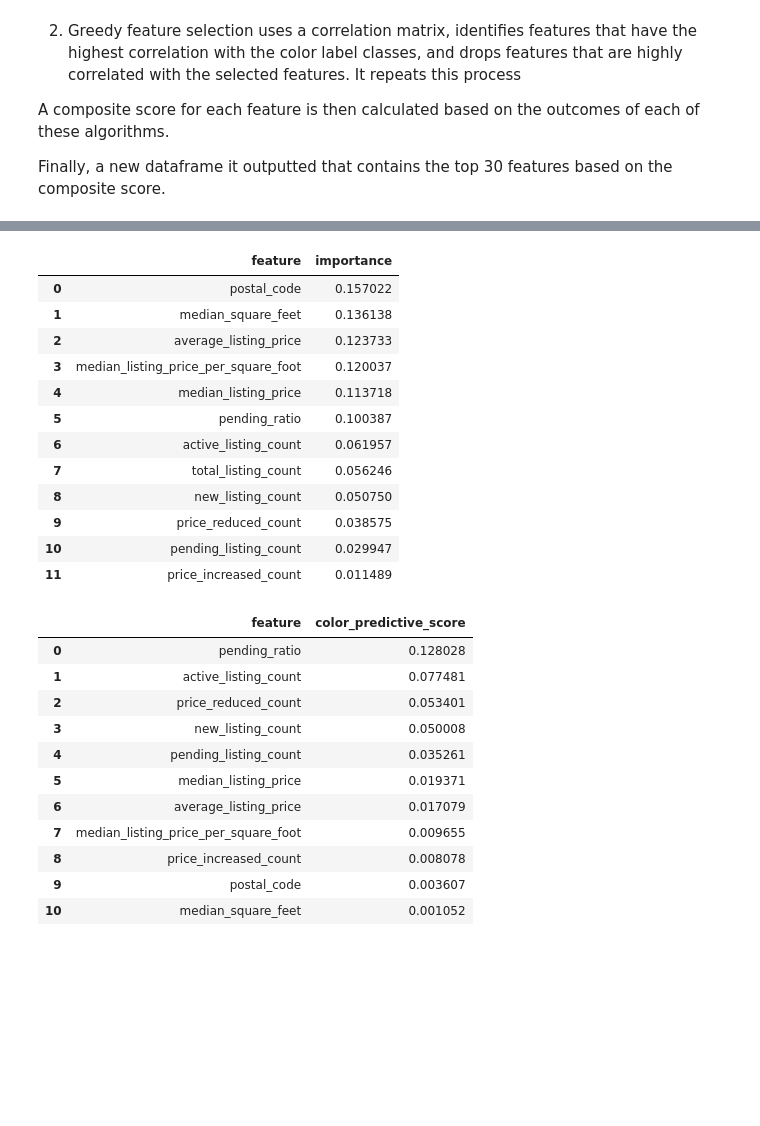
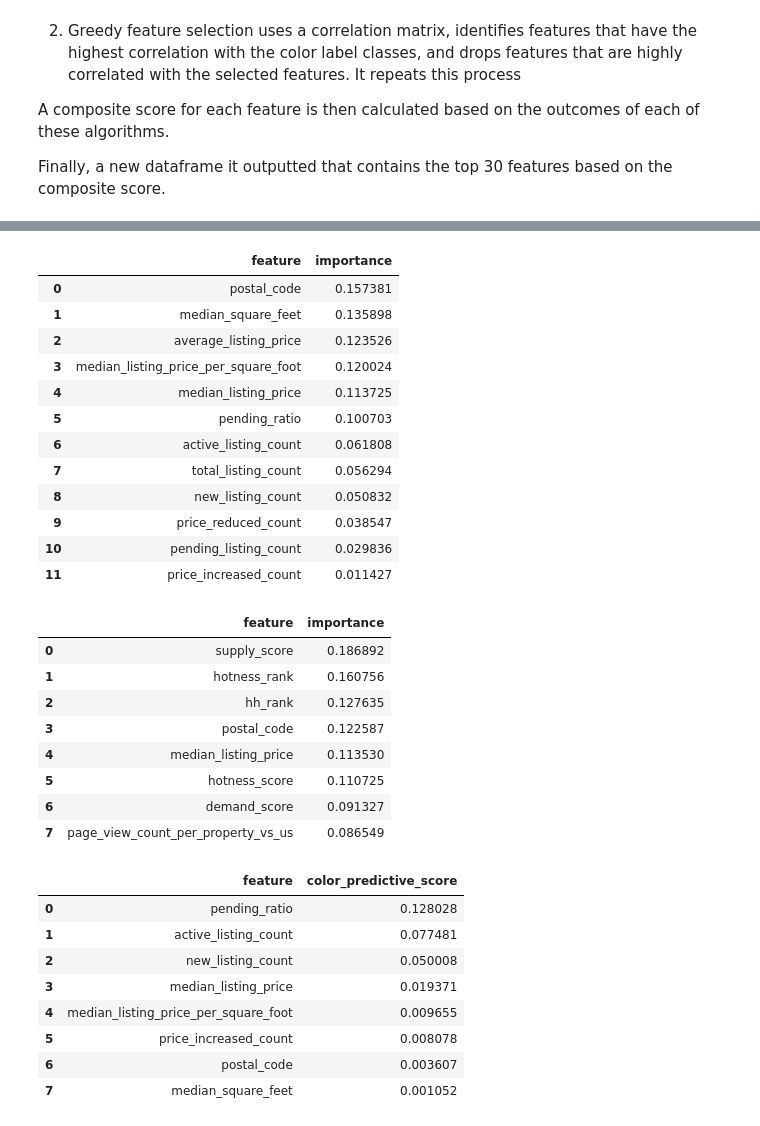
Before and after one commit to kkuc100/real_estate_analysis, a Jupyter notebook: Notebooks/leo_eda_realtor.ipynb, the cells around one changed output, grey strips where cells are left out. Drawn from its saved outputs; the diff is of its cells as text; code cells hidden in the pictures; blank space fills up the shorter version.

```diff
--- a/Notebooks/leo_eda_realtor.ipynb
+++ b/Notebooks/leo_eda_realtor.ipynb
@@ -56,7 +46,7 @@ df_realtor_zip_monthly_hotness.head()
 # Change data types of columns to correct types
 for col in ['month_date_yyyymm','zip_name']:
     df_realtor_zip_monthly_historical[col] = df_realtor_zip_monthly_historical[col].astype(str)
-    df_realtor_zip_monthly_current[col] = df_realtor_zip_monthly_current[col].astype(str)
+    #df_realtor_zip_monthly_current[col] = df_realtor_zip_monthly_current[col].astype(str)
 
 for col in ['month_date_yyyymm','zip_name']:
     df_realtor_zip_monthly_hotness[col] = df_realtor_zip_monthly_hotness[col].astype(str)
@@ -66,13 +56,13 @@ for col in ['postal_code', 'hotness_rank']:
 
 # Replace blanks and NaNs with NaN
 df_realtor_zip_monthly_historical = df_realtor_zip_monthly_historical.replace(r'^\s*$', np.nan, regex=True)
-df_realtor_zip_monthly_current = df_realtor_zip_monthly_current.replace(r'^\s*$', np.nan, regex=True)
+#df_realtor_zip_monthly_current = df_realtor_zip_monthly_current.replace(r'^\s*$', np.nan, regex=True)
 df_realtor_zip_monthly_hotness = df_realtor_zip_monthly_hotness.replace(r'^\s*$', np.nan, regex=True)
 
 # drop 'quality_flag = 1:  year-over-year figures may be impacted' value in zipcode
 value_to_drop = 'quality_flag = 1:  year-over-year figures may be impacted'
 df_realtor_zip_monthly_historical = df_realtor_zip_monthly_historical[df_realtor_zip_monthly_historical['month_date_yyyymm'] != value_to_drop]
-df_realtor_zip_monthly_current = df_realtor_zip_monthly_current[df_realtor_zip_monthly_current['month_date_yyyymm'] != value_to_drop]
+#df_realtor_zip_monthly_current = df_realtor_zip_monthly_current[df_realtor_zip_monthly_current['month_date_yyyymm'] != value_to_drop]
 # %%
 # parse month_date_yyyymm
 df_realtor_zip_monthly_historical['year'] = df_realtor_zip_monthly_historical['month_date_yyyymm'].str[:4]
@@ -95,10 +88,10 @@ new_df = df_realtor_zip_monthly_historical.dropna(subset=['zip_name', 'median_li
 print('shape of historical data:',np.shape(new_df))
 print(new_df.isnull().sum())
 
-new_df1 = df_realtor_zip_monthly_current.dropna(subset=['zip_name', 'median_listing_price', 'active_listing_count', 'median_days_on_market',
-                                                'new_listing_count', 'price_increased_count', 'price_reduced_count', 'median_listing_price_per_square_foot',
-                                                'median_square_feet', 'average_listing_price', 'total_listing_count', 'pending_listing_count',
-                                                'pending_ratio'])
+# new_df1 = df_realtor_zip_monthly_current.dropna(subset=['zip_name', 'median_listing_price', 'active_listing_count', 'median_days_on_market',
+#                                                 'new_listing_count', 'price_increased_count', 'price_reduced_count', 'median_listing_price_per_square_foot',
+#                                                 'median_square_feet', 'average_listing_price', 'total_listing_count', 'pending_listing_count',
+#                                                 'pending_ratio'])
 
 
 hotness_df = df_realtor_zip_monthly_hotness.dropna(subset=['hh_rank', 'median_days_on_market'])
@@ -452,22 +500,37 @@ def feature_selection_decision_tree(df, cols_to_drop=['percentile_label', 'Green
 
     return df_importances
 
+#historical data
 df_decision_tree_feature = feature_selection_decision_tree(feature_df)
 df_decision_tree_feature
 # %% [output]
 |  | feature | importance |
-| 0 | postal_code | 0.157022 |
-| 1 | median_square_feet | 0.136138 |
-| 2 | average_listing_price | 0.123733 |
-| 3 | median_listing_price_per_square_foot | 0.120037 |
-| 4 | median_listing_price | 0.113718 |
-| 5 | pending_ratio | 0.100387 |
-| 6 | active_listing_count | 0.061957 |
-| 7 | total_listing_count | 0.056246 |
-| 8 | new_listing_count | 0.050750 |
-| 9 | price_reduced_count | 0.038575 |
-| 10 | pending_listing_count | 0.029947 |
-| 11 | price_increased_count | 0.011489 |
+| 0 | postal_code | 0.157381 |
+| 1 | median_square_feet | 0.135898 |
+| 2 | average_listing_price | 0.123526 |
+| 3 | median_listing_price_per_square_foot | 0.120024 |
+| 4 | median_listing_price | 0.113725 |
+| 5 | pending_ratio | 0.100703 |
+| 6 | active_listing_count | 0.061808 |
+| 7 | total_listing_count | 0.056294 |
+| 8 | new_listing_count | 0.050832 |
+| 9 | price_reduced_count | 0.038547 |
+| 10 | pending_listing_count | 0.029836 |
+| 11 | price_increased_count | 0.011427 |
+# %%
+#hotness data
+df_decision_tree_feature1 = feature_selection_decision_tree(feature1_df)
+df_decision_tree_feature1
+# %% [output]
+|  | feature | importance |
+| 0 | supply_score | 0.186892 |
+| 1 | hotness_rank | 0.160756 |
+| 2 | hh_rank | 0.127635 |
+| 3 | postal_code | 0.122587 |
+| 4 | median_listing_price | 0.113530 |
+| 5 | hotness_score | 0.110725 |
+| 6 | demand_score | 0.091327 |
+| 7 | page_view_count_per_property_vs_us | 0.086549 |
 # %%
 def feature_selection_greedy(df, cols_to_drop=['percentile_label', 'color_label'], corr_drop_threshold=0.8):
     """
@@ -495,40 +558,38 @@ def feature_selection_greedy(df, cols_to_drop=['percentile_label', 'color_label'
 
     # Delete 'Normal' 'Mild' 'Moderate' columns
     corr = corr.drop(columns=['Red', 'Yellow', 'Green'])
 
     # Remove 'Normal' 'Mild' 'Moderate' and 'madrs2_predictive_score' rows
     corr = corr.drop(index=['Red', 'Yellow', 'Green'])
 
     # Greedy feature selection
     while not corr.empty:
         # Select feature with highest 'madrs2_predictive_score'
         next_feature = corr['color_predictive_score'].idxmax()
 
         # Add selected feature and its 'color_predictive_score' to the dataframe
         selected_features[next_feature] = corr.loc[next_feature, 'color_predictive_score']
 
         # Remove selected feature and features highly correlated with it
         correlated_features = corr[next_feature][corr[next_feature] > corr_drop_threshold].index
         corr = corr.drop(columns=[next_feature] + list(correlated_features))
         corr = corr.drop(index=[next_feature] + list(correlated_features))
 
     # Convert selected_features to a DataFrame, calling the first column 'feature' and the second column 'madrs2_predictive_score'
     selected_features = pd.DataFrame(list(selected_features.items()), columns=['feature', 'color_predictive_score'])
 
     return selected_features
 
-df_greedy_feature = feature_selection_greedy(feature_df, corr_drop_threshold=0.9)
+#historical data
+df_greedy_feature = feature_selection_greedy(feature_df, corr_drop_threshold=0.8)
 df_greedy_feature
 # %% [output]
 |  | feature | color_predictive_score |
 | 0 | pending_ratio | 0.128028 |
 | 1 | active_listing_count | 0.077481 |
-| 2 | price_reduced_count | 0.053401 |
-| 3 | new_listing_count | 0.050008 |
-| 4 | pending_listing_count | 0.035261 |
-| 5 | median_listing_price | 0.019371 |
-| 6 | average_listing_price | 0.017079 |
-| 7 | median_listing_price_per_square_foot | 0.009655 |
-| 8 | price_increased_count | 0.008078 |
-| 9 | postal_code | 0.003607 |
-| 10 | median_square_feet | 0.001052 |
+| 2 | new_listing_count | 0.050008 |
+| 3 | median_listing_price | 0.019371 |
+| 4 | median_listing_price_per_square_foot | 0.009655 |
+| 5 | price_increased_count | 0.008078 |
+| 6 | postal_code | 0.003607 |
+| 7 | median_square_feet | 0.001052 |
```
Also changed, not shown: parts of 19 cells of this notebook.
